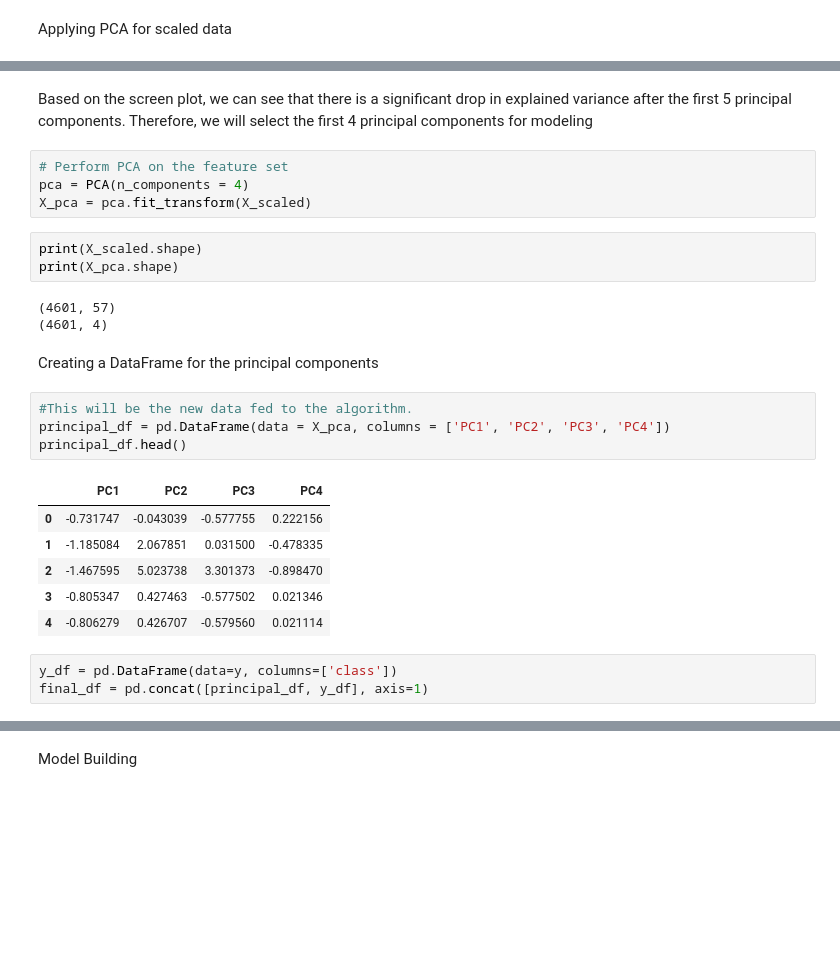
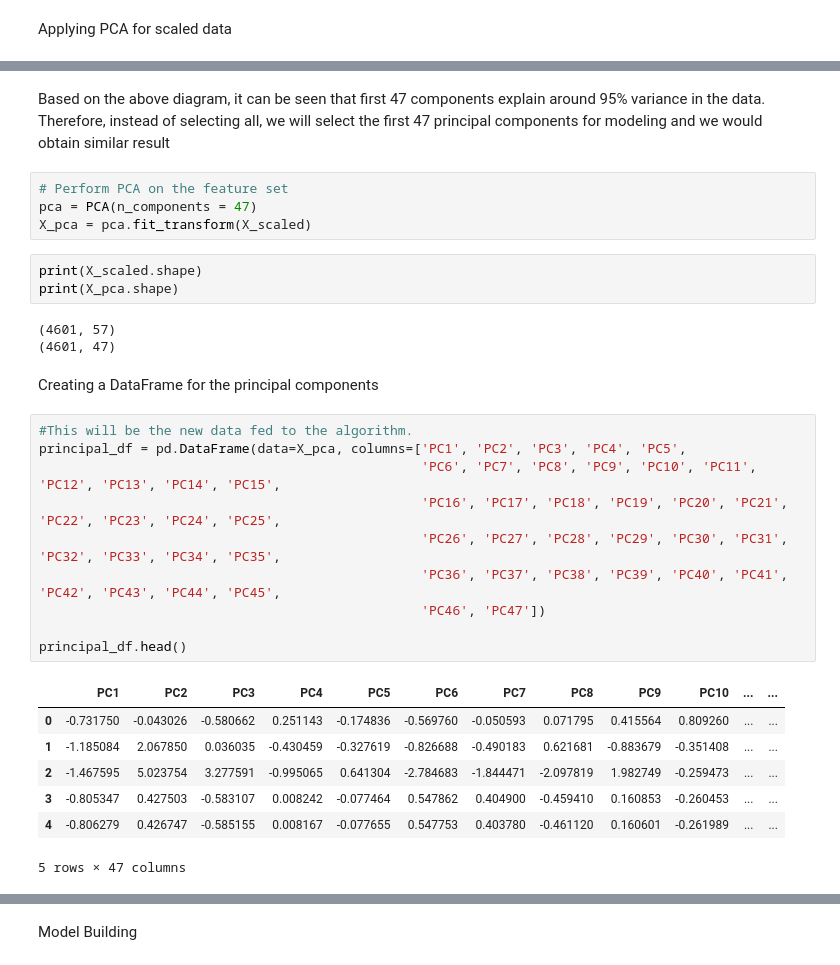
Before and after one commit to Thivakaran12/Spam-mail-classification, a Jupyter notebook: ML_CW_Decision_Tree.ipynb, the cells around one changed output, grey strips where cells are left out. Cells and saved outputs as stored; diff of their text form; blank space fills up the shorter version.

```diff
--- a/ML_CW_Decision_Tree.ipynb
+++ b/ML_CW_Decision_Tree.ipynb
@@ -186,29 +176,33 @@ plt.show()
 # %% [markdown]
-Based on the screen plot, we can see that there is a significant drop in explained variance after the first 5 principal components.
-Therefore, we will select the first 4 principal components for modeling
+Based on the above diagram, it can be seen that first 47 components explain around 95% variance in the data.
+Therefore, instead of selecting all, we will select the first 47 principal components for modeling and we would obtain similar result
 # %%
 # Perform PCA on the feature set
-pca = PCA(n_components = 4)
+pca = PCA(n_components = 47)
 X_pca = pca.fit_transform(X_scaled)
 # %%
 print(X_scaled.shape)
 print(X_pca.shape)
 # %% [output]
 (4601, 57)
-(4601, 4)
+(4601, 47)
 # %% [markdown]
 Creating a DataFrame for the principal components
 # %%
 #This will be the new data fed to the algorithm.
-principal_df = pd.DataFrame(data = X_pca, columns = ['PC1', 'PC2', 'PC3', 'PC4'])
+principal_df = pd.DataFrame(data=X_pca, columns=['PC1', 'PC2', 'PC3', 'PC4', 'PC5',
+                                                 'PC6', 'PC7', 'PC8', 'PC9', 'PC10', 'PC11', 'PC12', 'PC13', 'PC14', 'PC15',
+                                                 'PC16', 'PC17', 'PC18', 'PC19', 'PC20', 'PC21', 'PC22', 'PC23', 'PC24', 'PC25',
+                                                 'PC26', 'PC27', 'PC28', 'PC29', 'PC30', 'PC31', 'PC32', 'PC33', 'PC34', 'PC35',
+                                                 'PC36', 'PC37', 'PC38', 'PC39', 'PC40', 'PC41', 'PC42', 'PC43', 'PC44', 'PC45',
+                                                 'PC46', 'PC47'])
+
 principal_df.head()
 # %% [output]
-|  | PC1 | PC2 | PC3 | PC4 |
-| 0 | -0.731747 | -0.043039 | -0.577755 | 0.222156 |
-| 1 | -1.185084 | 2.067851 | 0.031500 | -0.478335 |
-| 2 | -1.467595 | 5.023738 | 3.301373 | -0.898470 |
-| 3 | -0.805347 | 0.427463 | -0.577502 | 0.021346 |
-| 4 | -0.806279 | 0.426707 | -0.579560 | 0.021114 |
+|  | PC1 | PC2 | PC3 | PC4 | PC5 | PC6 | PC7 | PC8 | PC9 | PC10 | ... | ... |
+| 0 | -0.731750 | -0.043026 | -0.580662 | 0.251143 | -0.174836 | -0.569760 | -0.050593 | 0.071795 | 0.415564 | 0.809260 | ... | ... |
+| 1 | -1.185084 | 2.067850 | 0.036035 | -0.430459 | -0.327619 | -0.826688 | -0.490183 | 0.621681 | -0.883679 | -0.351408 | ... | ... |
+| 2 | -1.467595 | 5.023754 | 3.277591 | -0.995065 | 0.641304 | -2.784683 | -1.844471 | -2.097819 | 1.982749 | -0.259473 | ... | ... |
+| 3 | -0.805347 | 0.427503 | -0.583107 | 0.008242 | -0.077464 | 0.547862 | 0.404900 | -0.459410 | 0.160853 | -0.260453 | ... | ... |
+| 4 | -0.806279 | 0.426747 | -0.585155 | 0.008167 | -0.077655 | 0.547753 | 0.403780 | -0.461120 | 0.160601 | -0.261989 | ... | ... |
+5 rows × 47 columns
-# %%
-y_df = pd.DataFrame(data=y, columns=['class'])
-final_df = pd.concat([principal_df, y_df], axis=1)
```
Also changed, not shown: parts of 25 cells of this notebook, 1 other file.
